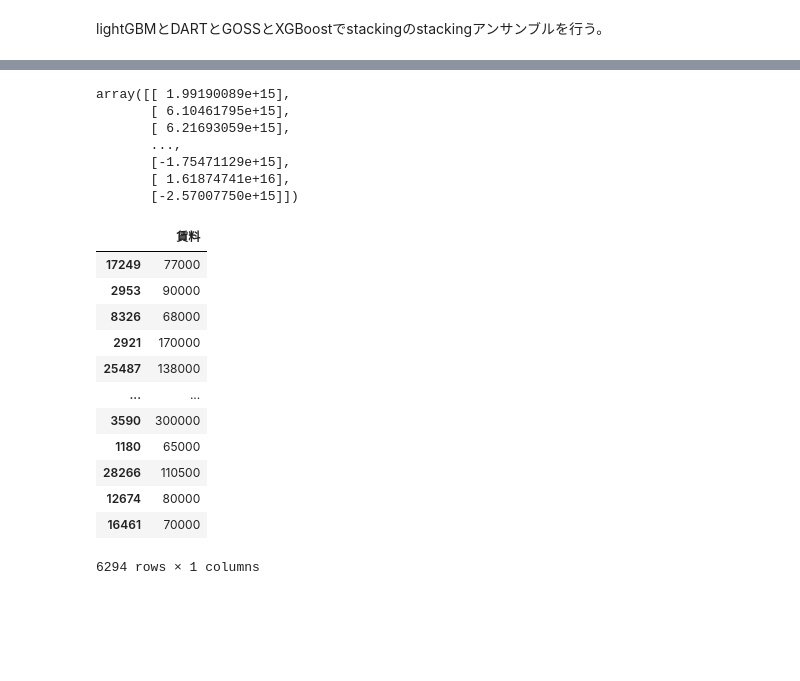
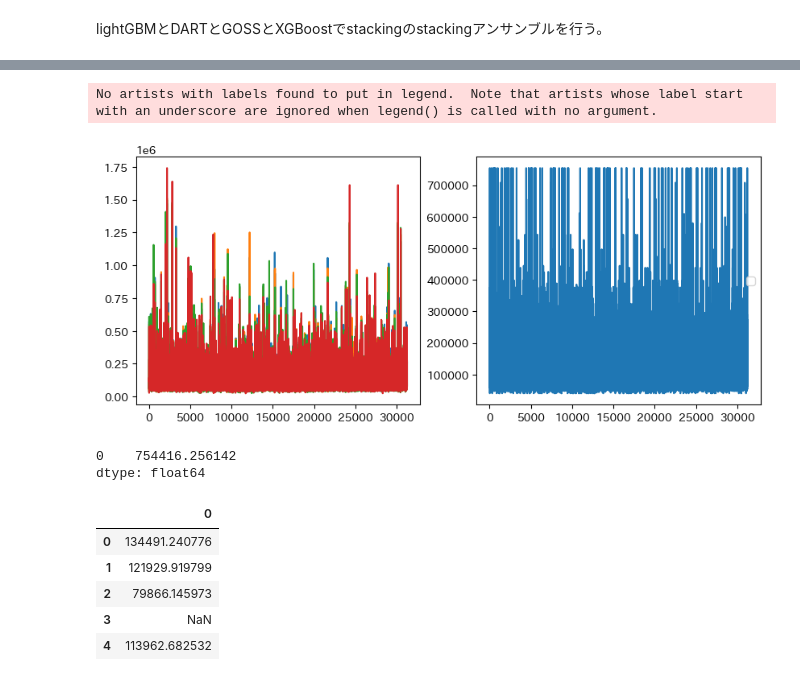
Before and after one commit to kyotoman-koshida/mynabi, a Jupyter notebook: stacking_ensemble.ipynb, the cells around one changed output, grey strips where cells are left out. Cells and saved outputs as stored; diff of their text form; code cells hidden in the pictures; blank space fills up the shorter version.

```diff
--- a/stacking_ensemble.ipynb
+++ b/stacking_ensemble.ipynb
@@ -244,26 +326,31 @@ blend_pred = blend_model.predict(stack_test_pred)
+# %%
+fig = plt.figure(figsize=(10,4))
+ax = fig.add_subplot(121)
+ax2 = fig.add_subplot(122)
+
+ax.plot(range(len(blend_pred)), pred_LGBM, label='LGBM')
+ax.plot(range(len(blend_pred)), pred_DART, label='DART')
+ax.plot(range(len(blend_pred)), pred_GOSS, label='GOSS')
+ax.plot(range(len(blend_pred)), pred_XGB, label='XGB')
+
+ax2.plot(range(len(blend_pred)), blend_pred)
+
+plt.legend(loc='best')
+plt.show()
+# %% [output]
+No artists with labels found to put in legend.  Note that artists whose label start with an underscore are ignored when legend() is called with no argument.
+[figure, added]
 # %%
-blend_pred
+blend_pred.max()
 # %% [output]
-array([[ 1.99190089e+15],
-       [ 6.10461795e+15],
-       [ 6.21693059e+15],
-       ...,
-       [-1.75471129e+15],
-       [ 1.61874741e+16],
-       [-2.57007750e+15]])
+0    754416.256142
+dtype: float64
-# %%
-y_valid
-# %% [output]
-|  | 賃料 |
-| 17249 | 77000 |
-| 2953 | 90000 |
-| 8326 | 68000 |
-| 2921 | 170000 |
-| 25487 | 138000 |
-| ... | ... |
-| 3590 | 300000 |
-| 1180 | 65000 |
-| 28266 | 110500 |
-| 12674 | 80000 |
-| 16461 | 70000 |
-6294 rows × 1 columns
+# %%
+blend_pred[blend_pred>70000].head()
+# %% [output]
+|  | 0 |
+| 0 | 134491.240776 |
+| 1 | 121929.919799 |
+| 2 | 79866.145973 |
+| 3 | NaN |
+| 4 | 113962.682532 |
```
Also changed, not shown: parts of 7 cells of this notebook, 12 other files.
